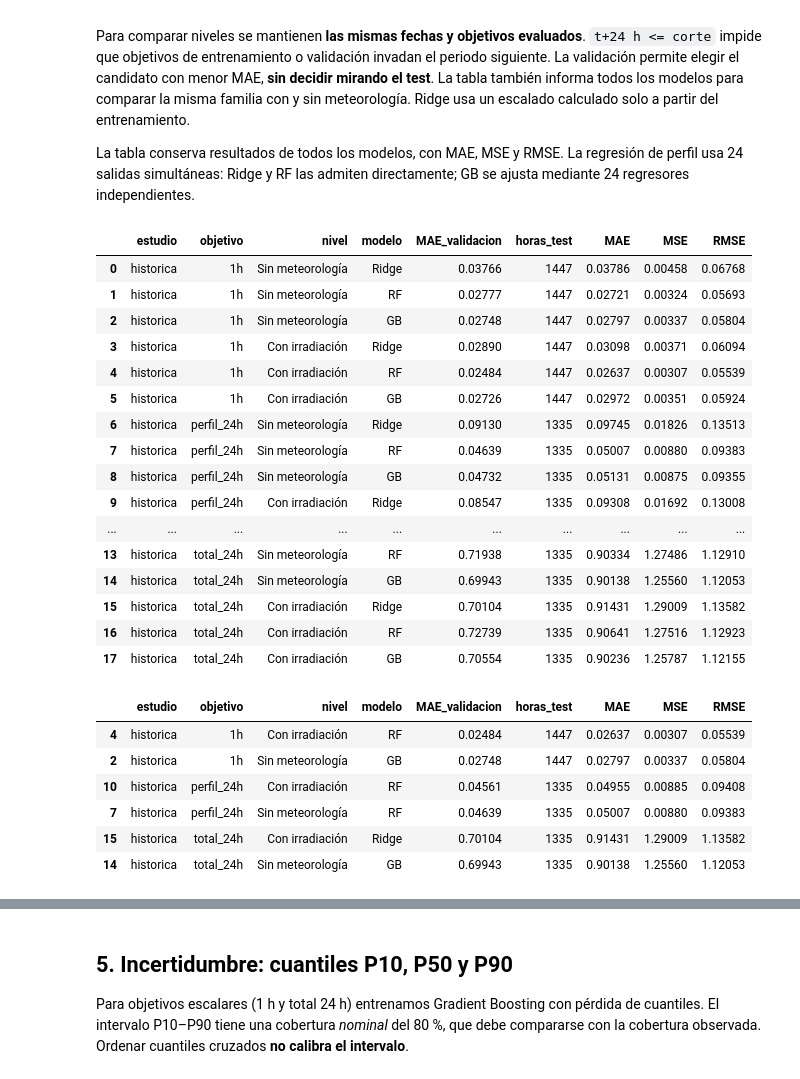
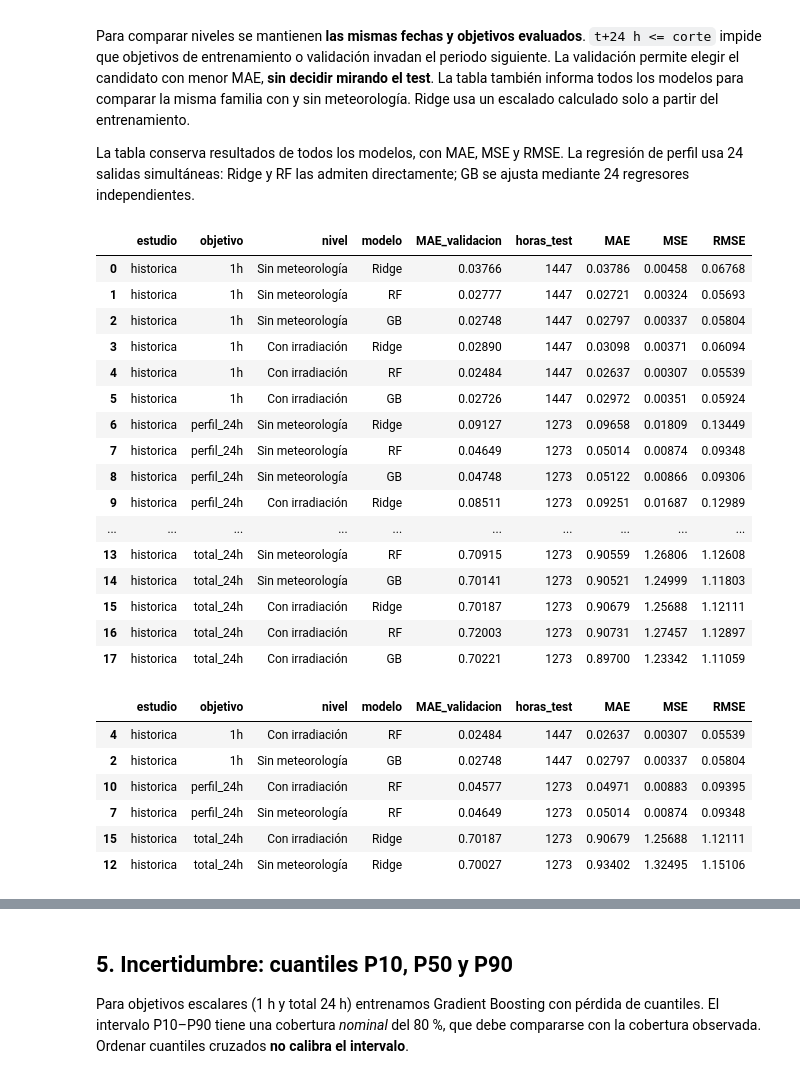
Before and after one commit to alvarofernandezsanchez/fvaa, a Jupyter notebook: notebooks/FVAA_fase1.ipynb, the cells around one changed output, grey strips where cells are left out. Drawn from its saved outputs; the diff is of its cells as text; code cells hidden in the pictures.

```diff
--- a/notebooks/FVAA_fase1.ipynb
+++ b/notebooks/FVAA_fase1.ipynb
@@ -42,10 +42,6 @@ Producción: potencia media en W durante una hora, equivalente a `P_media/1000`
 
 Se mantiene una rejilla horaria completa para que `shift(24)` signifique exactamente un día atrás.
 # %%
-from pathlib import Path
-
-RAW = Path("../data/raw/PTProsumer/PR20")
-
 # PRODUCCIÓN
 produccion = []
 
@@ -58,6 +54,7 @@ for anio in ANIOS:
 
     datos = cargar_produccion(ruta)
     horas = agregar_produccion_horaria(datos)
+    del datos  # Liberar las lecturas por segundo tras agregarlas.
 
     indice = pd.date_range(
         f"{anio}-01-01", f"{anio}-12-31 23:00",
@@ -200,7 +208,11 @@ def errores(y, pred):
 
 
 def dividir(y, h, columnas):
-    validos = X[columnas].notna().all(axis=1) & y.notna().all(axis=1)
+    validos = (
+        X[columnas].notna().all(axis=1)
+        & y.notna().all(axis=1)
+        & referencias["1h" if h == 1 else "perfil_24h"].notna().all(axis=1)
+    )
     fin = X.index + pd.Timedelta(hours=h)
 
     train = validos & (fin <= INICIO_VAL)
@@ -252,50 +264,50 @@ for objetivo, y in objetivos.items():
                 )
 
                 pred = np.maximum(modelo.predict(X.loc[test, columnas]), 0)
 
                 resultados.append({
                     "estudio": estudio,
                     "objetivo": objetivo,
                     "nivel": nivel,
                     "modelo": nombre,
                     "MAE_validacion": mae_val,
                     "horas_test": int(test.sum()),
                     **errores(y.loc[test], pred)
                 })
 
 resultados = pd.DataFrame(resultados)
 display(resultados.round(5))
 
 seleccionados = resultados.loc[
     resultados.groupby(["estudio", "objetivo", "nivel"])["MAE_validacion"].idxmin()
 ]
 
 display(seleccionados.round(5))
 # %% [output]
 |  | estudio | objetivo | nivel | modelo | MAE_validacion | horas_test | MAE | MSE | RMSE |
 | 0 | historica | 1h | Sin meteorología | Ridge | 0.03766 | 1447 | 0.03786 | 0.00458 | 0.06768 |
 | 1 | historica | 1h | Sin meteorología | RF | 0.02777 | 1447 | 0.02721 | 0.00324 | 0.05693 |
 | 2 | historica | 1h | Sin meteorología | GB | 0.02748 | 1447 | 0.02797 | 0.00337 | 0.05804 |
 | 3 | historica | 1h | Con irradiación | Ridge | 0.02890 | 1447 | 0.03098 | 0.00371 | 0.06094 |
 | 4 | historica | 1h | Con irradiación | RF | 0.02484 | 1447 | 0.02637 | 0.00307 | 0.05539 |
 | 5 | historica | 1h | Con irradiación | GB | 0.02726 | 1447 | 0.02972 | 0.00351 | 0.05924 |
-| 6 | historica | perfil_24h | Sin meteorología | Ridge | 0.09130 | 1335 | 0.09745 | 0.01826 | 0.13513 |
-| 7 | historica | perfil_24h | Sin meteorología | RF | 0.04639 | 1335 | 0.05007 | 0.00880 | 0.09383 |
-| 8 | historica | perfil_24h | Sin meteorología | GB | 0.04732 | 1335 | 0.05131 | 0.00875 | 0.09355 |
-| 9 | historica | perfil_24h | Con irradiación | Ridge | 0.08547 | 1335 | 0.09308 | 0.01692 | 0.13008 |
+| 6 | historica | perfil_24h | Sin meteorología | Ridge | 0.09127 | 1273 | 0.09658 | 0.01809 | 0.13449 |
+| 7 | historica | perfil_24h | Sin meteorología | RF | 0.04649 | 1273 | 0.05014 | 0.00874 | 0.09348 |
+| 8 | historica | perfil_24h | Sin meteorología | GB | 0.04748 | 1273 | 0.05122 | 0.00866 | 0.09306 |
+| 9 | historica | perfil_24h | Con irradiación | Ridge | 0.08511 | 1273 | 0.09251 | 0.01687 | 0.12989 |
 | ... | ... | ... | ... | ... | ... | ... | ... | ... | ... |
-| 13 | historica | total_24h | Sin meteorología | RF | 0.71938 | 1335 | 0.90334 | 1.27486 | 1.12910 |
-| 14 | historica | total_24h | Sin meteorología | GB | 0.69943 | 1335 | 0.90138 | 1.25560 | 1.12053 |
-| 15 | historica | total_24h | Con irradiación | Ridge | 0.70104 | 1335 | 0.91431 | 1.29009 | 1.13582 |
-| 16 | historica | total_24h | Con irradiación | RF | 0.72739 | 1335 | 0.90641 | 1.27516 | 1.12923 |
-| 17 | historica | total_24h | Con irradiación | GB | 0.70554 | 1335 | 0.90236 | 1.25787 | 1.12155 |
+| 13 | historica | total_24h | Sin meteorología | RF | 0.70915 | 1273 | 0.90559 | 1.26806 | 1.12608 |
+| 14 | historica | total_24h | Sin meteorología | GB | 0.70141 | 1273 | 0.90521 | 1.24999 | 1.11803 |
+| 15 | historica | total_24h | Con irradiación | Ridge | 0.70187 | 1273 | 0.90679 | 1.25688 | 1.12111 |
+| 16 | historica | total_24h | Con irradiación | RF | 0.72003 | 1273 | 0.90731 | 1.27457 | 1.12897 |
+| 17 | historica | total_24h | Con irradiación | GB | 0.70221 | 1273 | 0.89700 | 1.23342 | 1.11059 |
 |  | estudio | objetivo | nivel | modelo | MAE_validacion | horas_test | MAE | MSE | RMSE |
 | 4 | historica | 1h | Con irradiación | RF | 0.02484 | 1447 | 0.02637 | 0.00307 | 0.05539 |
 | 2 | historica | 1h | Sin meteorología | GB | 0.02748 | 1447 | 0.02797 | 0.00337 | 0.05804 |
-| 10 | historica | perfil_24h | Con irradiación | RF | 0.04561 | 1335 | 0.04955 | 0.00885 | 0.09408 |
-| 7 | historica | perfil_24h | Sin meteorología | RF | 0.04639 | 1335 | 0.05007 | 0.00880 | 0.09383 |
-| 15 | historica | total_24h | Con irradiación | Ridge | 0.70104 | 1335 | 0.91431 | 1.29009 | 1.13582 |
-| 14 | historica | total_24h | Sin meteorología | GB | 0.69943 | 1335 | 0.90138 | 1.25560 | 1.12053 |
+| 10 | historica | perfil_24h | Con irradiación | RF | 0.04577 | 1273 | 0.04971 | 0.00883 | 0.09395 |
+| 7 | historica | perfil_24h | Sin meteorología | RF | 0.04649 | 1273 | 0.05014 | 0.00874 | 0.09348 |
+| 15 | historica | total_24h | Con irradiación | Ridge | 0.70187 | 1273 | 0.90679 | 1.25688 | 1.12111 |
+| 12 | historica | total_24h | Sin meteorología | Ridge | 0.70027 | 1273 | 0.93402 | 1.32495 | 1.15106 |
 # %% [markdown]
 ### Comparación emparejada y referencias
 
```
Also changed, not shown: parts of 7 cells of this notebook, 2 other files.
